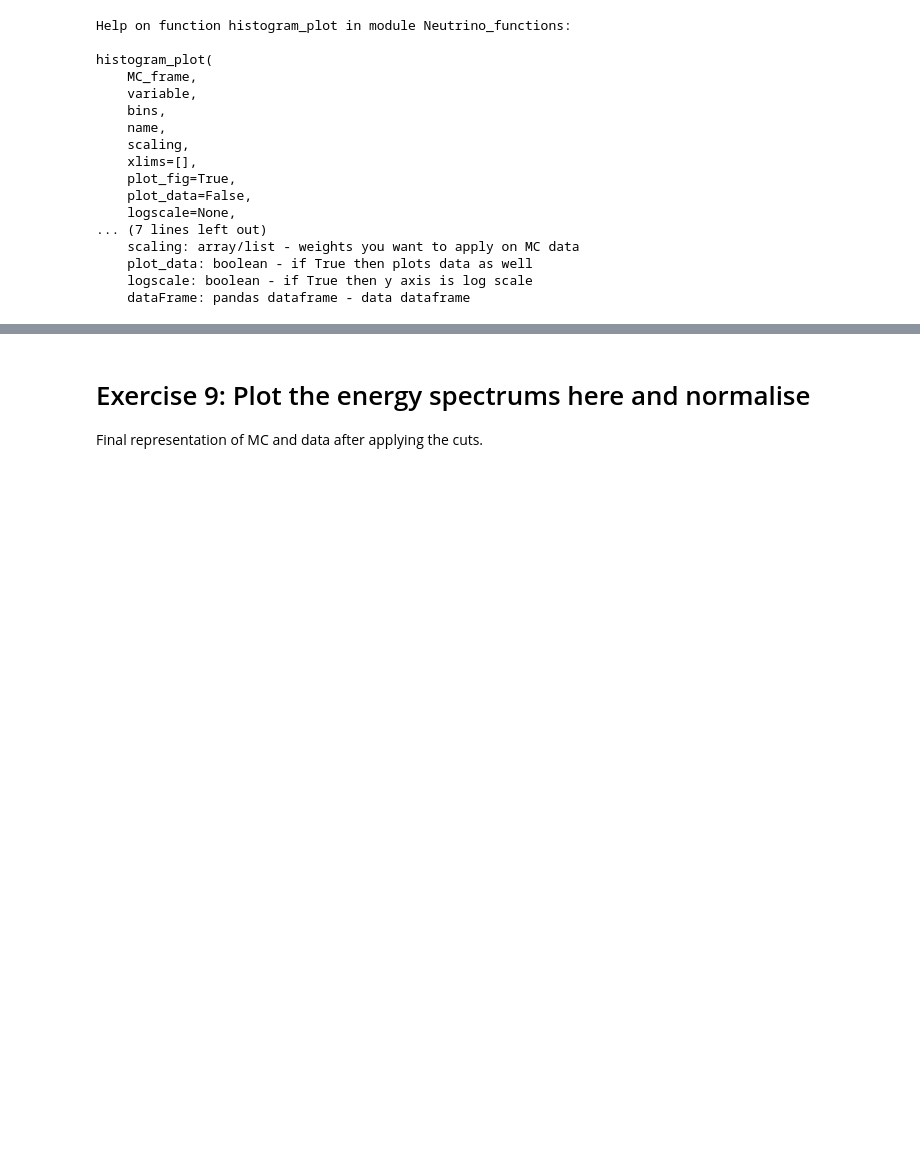
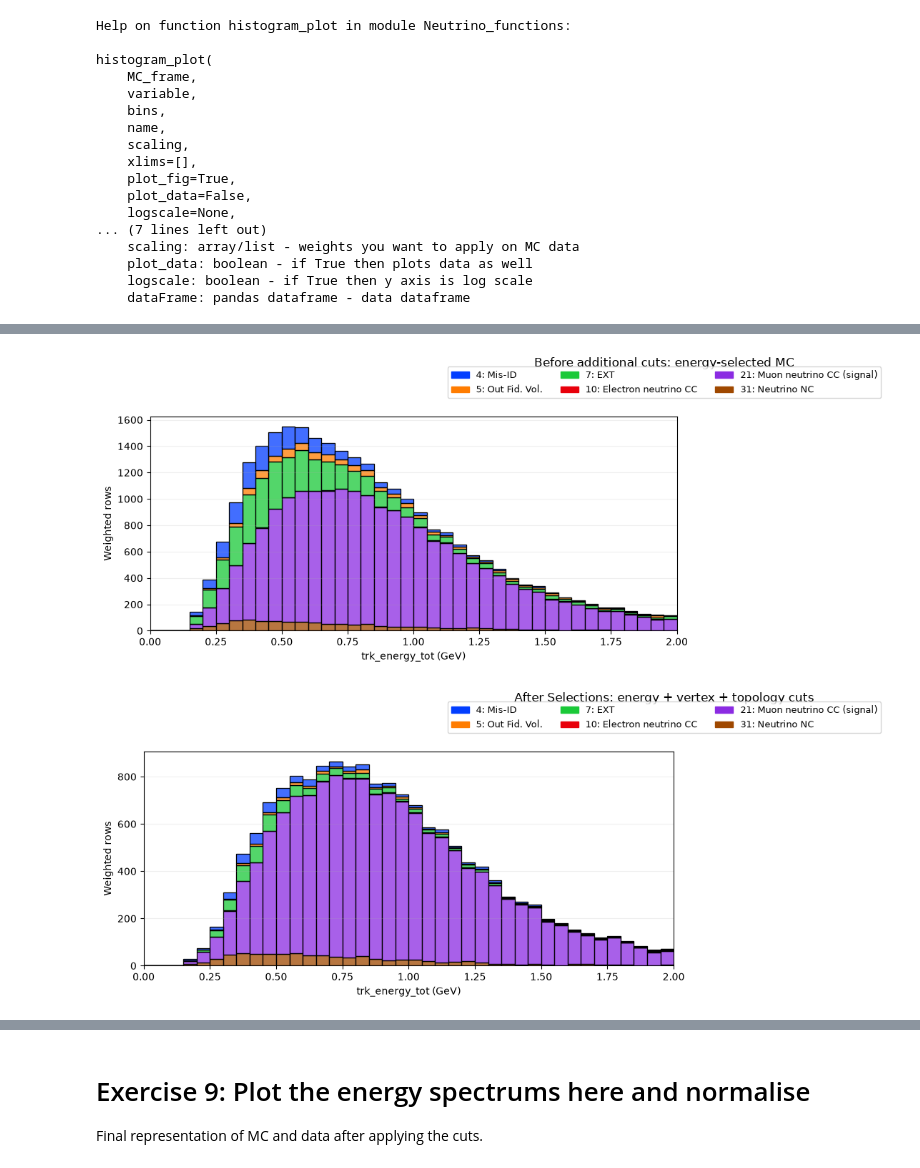
Before and after one commit to BouillieAnonymous/MicroBooNE_lab, a Jupyter notebook: MainAnalysis_template.ipynb, the cells around one changed output, grey strips where cells are left out. Drawn from its saved outputs; the diff is of its cells as text; code cells hidden in the pictures; blank space fills up the shorter version.

```diff
--- a/MainAnalysis_template.ipynb
+++ b/MainAnalysis_template.ipynb
@@ -862,0 +603,32 @@ It is recommended to plot purity and efficiency after each variable cut.
+# %%
+def Selections(frame, return_cutflow=False):
+    """Apply identical physical cuts to MC, data, and later closure samples.
+
+    The optional cutflow contains row counts only; MC truth is never required.
+    """
+    energy = pd.to_numeric(frame['trk_energy_tot'], errors='coerce')
+    conditions = [(f'Energy < {energy_upper_cut:g} GeV', np.isfinite(energy) & energy.lt(energy_upper_cut))]
+    for variable, (lower, upper) in fiducial_bounds.items():
+        values = pd.to_numeric(frame[variable], errors='coerce')
+        conditions.append((f'{variable}: {lower:g} < value < {upper:g}',
+                           np.isfinite(values) & values.gt(lower) & values.lt(upper)))
+    score = pd.to_numeric(frame['topological_score'], errors='coerce')
+    conditions.append((f'Topological score > {minimum_topological_score:g}',
+                       np.isfinite(score) & score.gt(minimum_topological_score)))
+    keep = pd.Series(True, index=frame.index)
+    steps = [('Uncut', int(keep.sum()))]
+    for label, condition in conditions:
+        keep &= condition
+        steps.append((label, int(keep.sum())))
+    selected = frame.loc[keep].copy()
+    cutflow = pd.DataFrame(steps, columns=['Selection', 'Rows'])
+    return (selected, cutflow) if return_cutflow else selected
+
+MC_EXT, mc_cutflow = Selections(MC_EXT_original, return_cutflow=True)
+data_frame, data_cutflow = Selections(data_original, return_cutflow=True)
+MC_EXT_cut_selected = MC_EXT.copy()
+data_cut_selected = data_frame.copy()
+selection_counts = mc_cutflow.rename(columns={'Rows': 'MC rows'}).merge(
+    data_cutflow.rename(columns={'Rows': 'Data rows'}), on='Selection', validate='one_to_one'
+)
+print(selection_counts.to_string(index=False))
@@ -862,0 +648,14 @@ It is recommended to plot purity and efficiency after each variable cut.
+# %%
+plot_category_histograms(
+    MC_EXT_energy_selected, ['trk_energy_tot'],
+    ranges={'trk_energy_tot': (0, energy_upper_cut)},
+    title='Before additional cuts: energy-selected MC'
+)
+plot_category_histograms(
+    MC_EXT, ['trk_energy_tot'],
+    ranges={'trk_energy_tot': (0, energy_upper_cut)},
+    title='After Selections: energy + vertex + topology cuts'
+)
+# %% [output]
+[figure, added]
+[figure, added]
```
Also changed, not shown: parts of 56 cells of this notebook, 3 other files.
